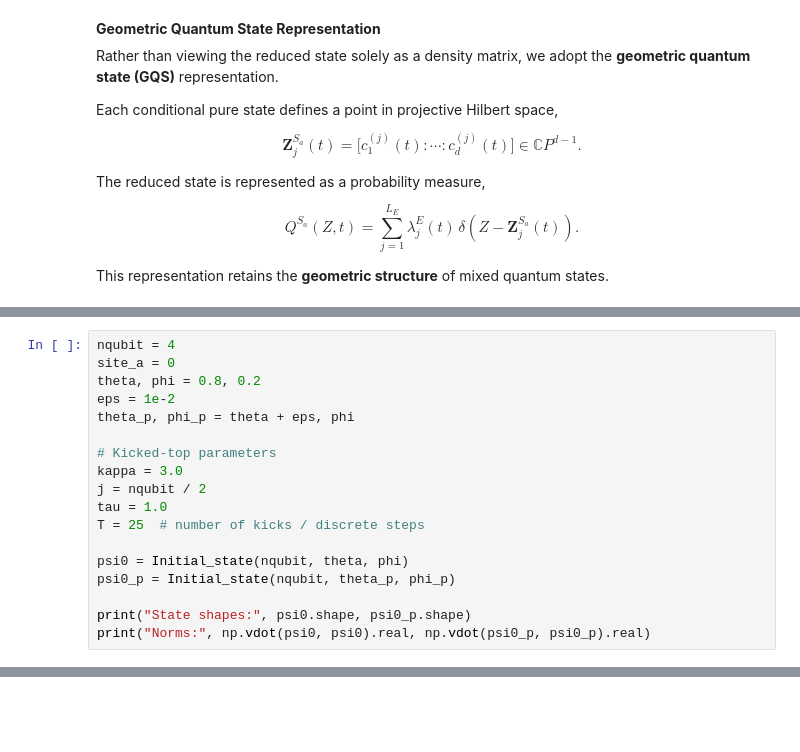
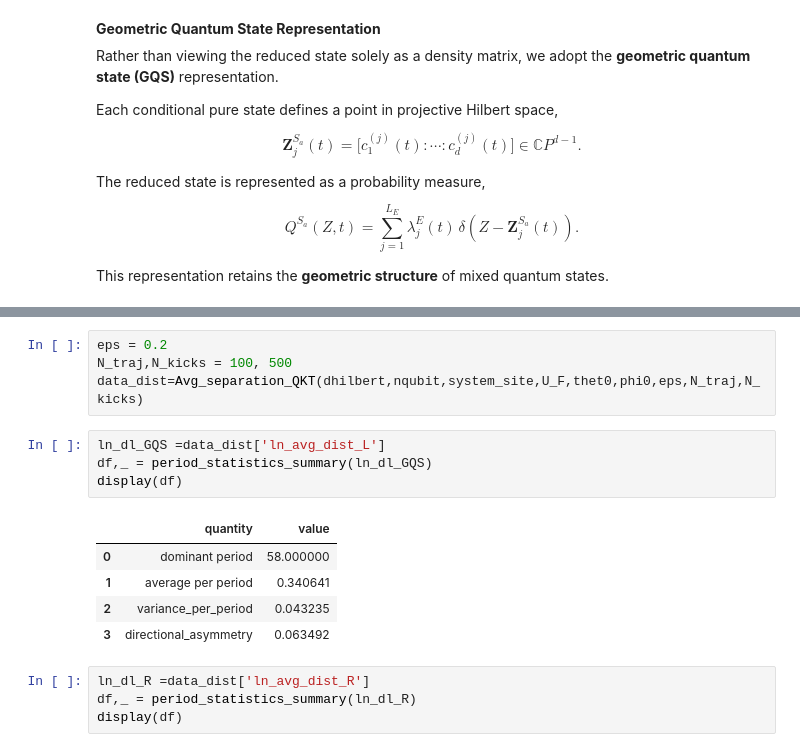
Before and after one commit to Kommmi/Qaos, a Jupyter notebook: GQS.ipynb, the cells around one changed output, grey strips where cells are left out. Drawn from its saved outputs; the diff is of its cells as text; blank space fills up the shorter version.

```diff
--- a/GQS.ipynb
+++ b/GQS.ipynb
@@ -198,18 +190,0 @@ Quantum EMD between the two GQS: 0.06568210642969857
-# %%
-nqubit = 4
-site_a = 0
-theta, phi = 0.8, 0.2
-eps = 1e-2
-theta_p, phi_p = theta + eps, phi
-
-# Kicked-top parameters
-kappa = 3.0
-j = nqubit / 2
-tau = 1.0
-T = 25  # number of kicks / discrete steps
-
-psi0 = Initial_state(nqubit, theta, phi)
-psi0_p = Initial_state(nqubit, theta_p, phi_p)
-
-print("State shapes:", psi0.shape, psi0_p.shape)
-print("Norms:", np.vdot(psi0, psi0).real, np.vdot(psi0_p, psi0_p).real)
@@ -287,0 +221,18 @@ plt.show()
+# %%
+eps = 0.2
+N_traj,N_kicks = 100, 500
+data_dist=Avg_separation_QKT(dhilbert,nqubit,system_site,U_F,thet0,phi0,eps,N_traj,N_kicks)
+# %%
+ln_dl_GQS =data_dist['ln_avg_dist_L']
+df,_ = period_statistics_summary(ln_dl_GQS)
+display(df)
+# %% [output]
+|  | quantity | value |
+| 0 | dominant period | 58.000000 |
+| 1 | average per period | 0.340641 |
+| 2 | variance_per_period | 0.043235 |
+| 3 | directional_asymmetry | 0.063492 |
+# %%
+ln_dl_R =data_dist['ln_avg_dist_R']
+df,_ = period_statistics_summary(ln_dl_R)
+display(df)
```
Also changed, not shown: parts of 17 cells of this notebook.
